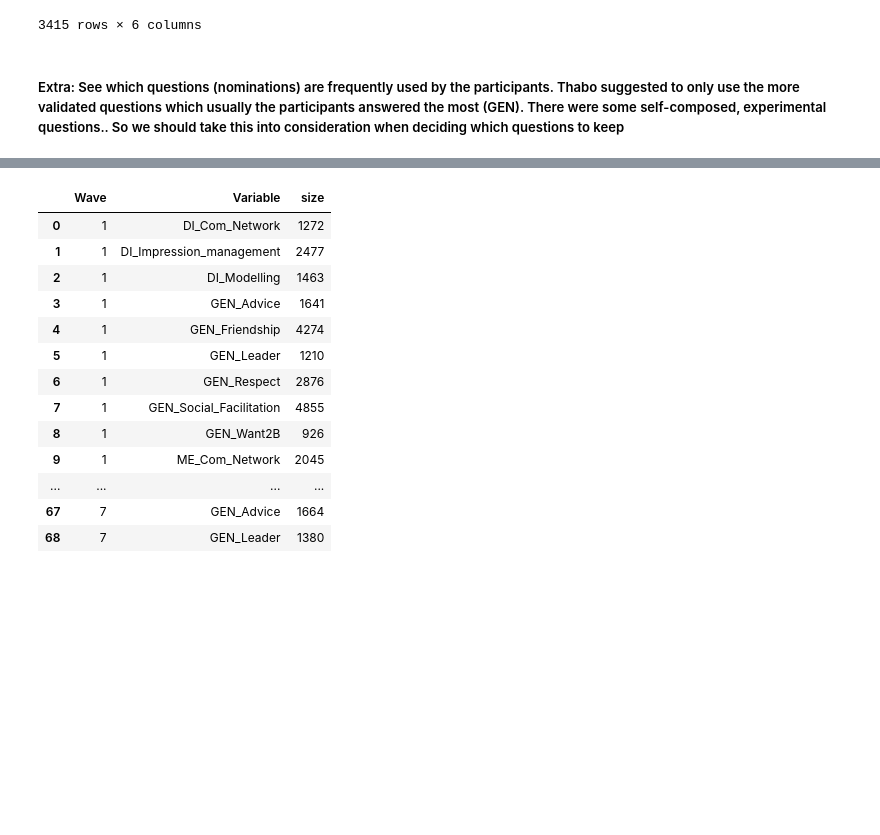
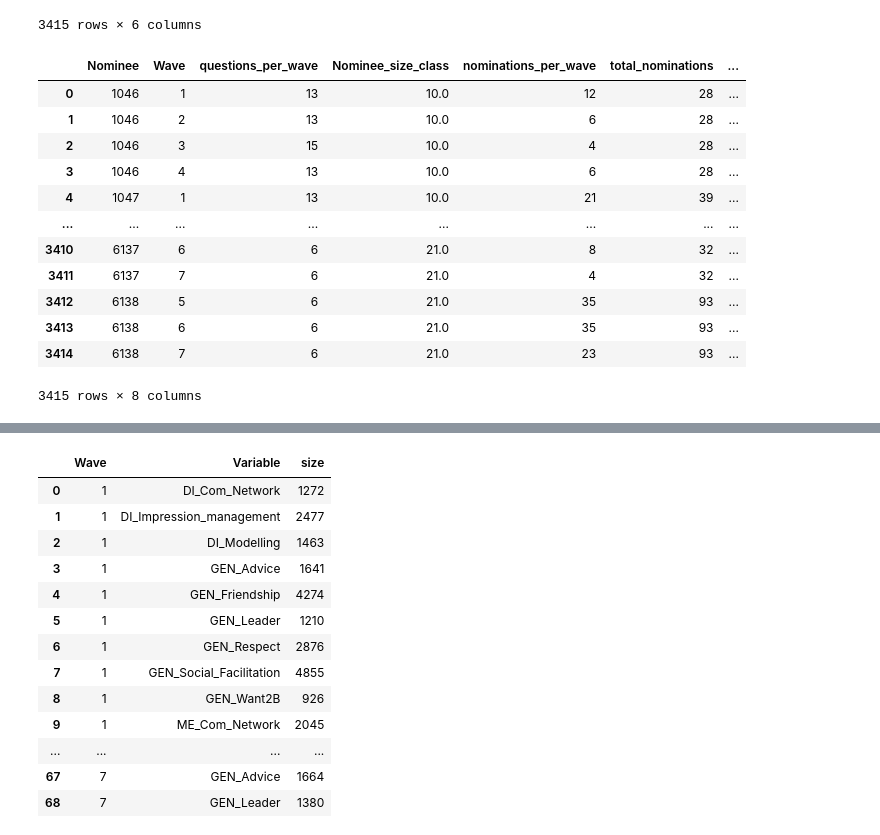
Before and after one commit to MovezNetwork/InfluencersPrediction, a Jupyter notebook: notebooks/EDA_Influencers.ipynb, the cells around one changed output, grey strips where cells are left out. Saved outputs shown, nothing was run; the diff lists cells and outputs as text; code cells hidden in the pictures; blank space fills up the shorter version.

```diff
--- a/notebooks/EDA_Influencers.ipynb
+++ b/notebooks/EDA_Influencers.ipynb
@@ -278,5 +276,3 @@ df_valid_noms
 | 3413 | 6138 | 6 | 6 | 21.0 | 35 | 93 |
 | 3414 | 6138 | 7 | 6 | 21.0 | 23 | 93 |
 3415 rows × 6 columns
-# %% [markdown]
-##### Extra: See which questions (nominations) are frequently used by the participants. Thabo suggested to only use the more validated questions which usually the participants answered the most (GEN). There were some self-composed, experimental questions.. So we should take this into consideration when deciding which questions to keep
@@ -282,0 +283,16 @@ df_valid_noms
+# %%
+df_valid_noms
+# %% [output]
+|  | Nominee | Wave | questions_per_wave | Nominee_size_class | nominations_per_wave | total_nominations | ... |
+| 0 | 1046 | 1 | 13 | 10.0 | 12 | 28 | ... |
+| 1 | 1046 | 2 | 13 | 10.0 | 6 | 28 | ... |
+| 2 | 1046 | 3 | 15 | 10.0 | 4 | 28 | ... |
+| 3 | 1046 | 4 | 13 | 10.0 | 6 | 28 | ... |
+| 4 | 1047 | 1 | 13 | 10.0 | 21 | 39 | ... |
+| ... | ... | ... | ... | ... | ... | ... | ... |
+| 3410 | 6137 | 6 | 6 | 21.0 | 8 | 32 | ... |
+| 3411 | 6137 | 7 | 6 | 21.0 | 4 | 32 | ... |
+| 3412 | 6138 | 5 | 6 | 21.0 | 35 | 93 | ... |
+| 3413 | 6138 | 6 | 6 | 21.0 | 35 | 93 | ... |
+| 3414 | 6138 | 7 | 6 | 21.0 | 23 | 93 | ... |
+3415 rows × 8 columns
```
Also changed, not shown: parts of 5 cells of this notebook.
